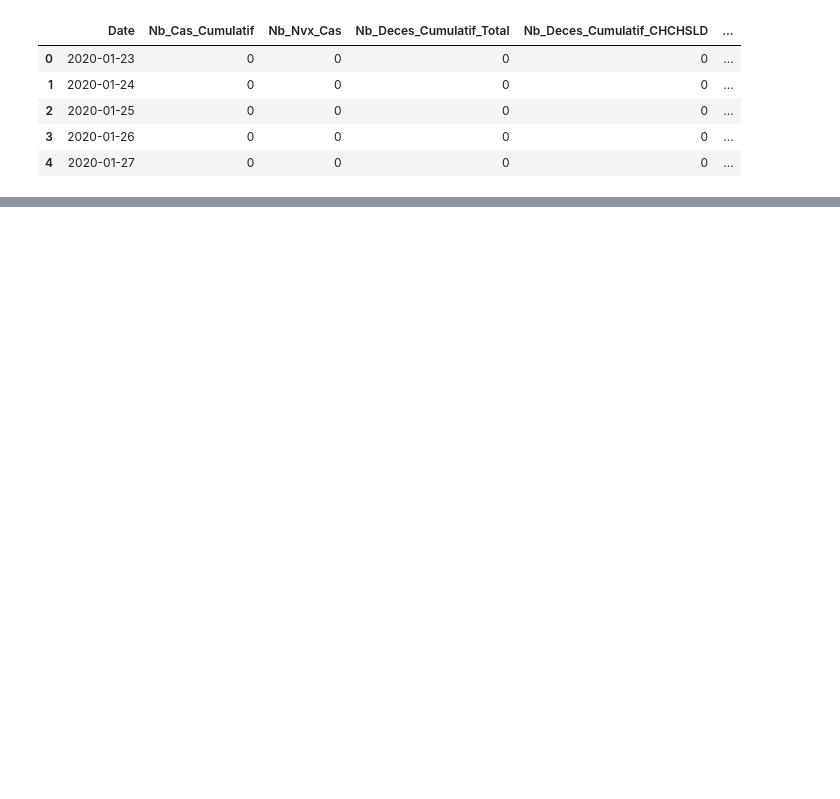
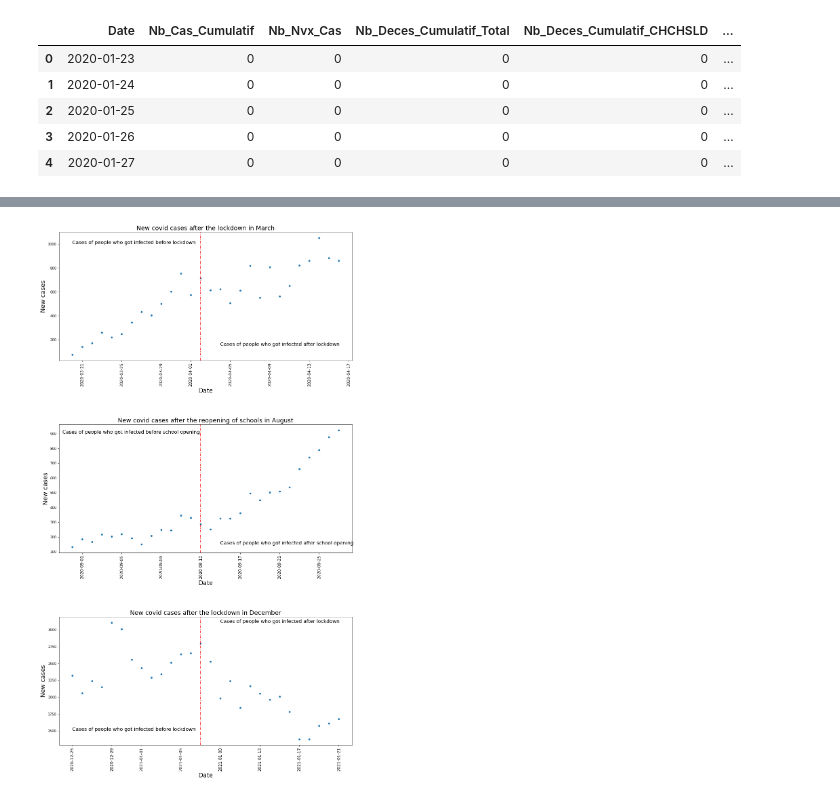
Before and after one commit to AhmadKNaji/RDD, a Jupyter notebook: RDD Project.ipynb, the cells around one changed output, grey strips where cells are left out. Saved outputs shown, nothing was run; the diff lists cells and outputs as text; code cells hidden in the pictures; blank space fills up the shorter version.

```diff
--- a/RDD Project.ipynb
+++ b/RDD Project.ipynb
@@ -24,12 +26,12 @@ data_2020_2021 = data[data['Date'].dt.year < 2022]
 # %%
 data_march = data_2020_2021[(data_2020_2021['Date'].dt.month == 3) | (data_2020_2021['Date'].dt.month == 4)][['Date', 'Nb_New_Cases']]
 
-date1 = data_march[(data_march['Date'] >= '2020-03-19') & (data_march['Date'] <= '2020-04-15')]
+date1 = data_march[(data_march['Date'] >= '2020-03-20') & (data_march['Date'] <= '2020-04-16')]
 # %%
 date_september = data_2020_2021[(data_2020_2021['Date'].dt.month == 8) | (data_2020_2021['Date'].dt.month == 9)][['Date', 'Nb_New_Cases']]
 
-date2 = date_september[(date_september['Date'] >= '2020-08-31') & (date_september['Date'] <= '2020-09-28')]
+date2 = date_september[(date_september['Date'] >= '2020-08-31') & (date_september['Date'] <= '2020-09-27')]
 # %%
 date_december = data_2020_2021[((data_2020_2021['Date'].dt.month == 1) & (data_2020_2021['Date'].dt.year == 2021)) | ((data_2020_2021['Date'].dt.month == 12) & (data_2020_2021['Date'].dt.year == 2020))][['Date', 'Nb_New_Cases']]
 
-date3 = date_december[(date_december['Date'] >= '2020-12-25') & (date_december['Date'] <= '2021-01-22')]
+date3 = date_december[(date_december['Date'] >= '2020-12-25') & (date_december['Date'] <= '2021-01-21')]
@@ -109 +38,71 @@ plt.show()
+# %%
+fig, ax = plt.subplots(nrows=3, ncols=1, figsize=(15,15))
+
+plt.subplots_adjust(left=0.1,
+                    bottom=0.1,
+                    right=0.9,
+                    top=1.5,
+                    wspace=1,
+                    hspace=0.5)
+
+dates = (date1, date2, date3)
+
+title = (
+    'New covid cases after the lockdown in March',
+    'New covid cases after the reopening of schools in August',
+    'New covid cases after the lockdown in December'
+)
+
+sub_titles = (
+    ('Before March lockdown', 'After March lockdown'),
+    ('Before school opening', 'After school opening'),
+    ('Before December lockdown', 'After December lockdown')
+)
+
+vertical_thresholds = (
+    pd.to_datetime('2020-04-02'),
+    pd.to_datetime('2020-09-13'),
+    pd.to_datetime('2021-01-07'),
+)
+
+text_x_location = (
+    (pd.to_datetime('2020-03-20'), pd.to_datetime('2020-04-04')),
+    (pd.to_datetime('2020-08-30'), pd.to_datetime('2020-09-15')),
+    (pd.to_datetime('2020-12-25'), pd.to_datetime('2021-01-09')),
+)
+
+text_y_location = (
+    (1000, 150),
+    (900, 150),
+    (1500, 3100),
+)
+
+texts = (
+    ('Cases of people who got infected before lockdown', 'Cases of people who got infected after lockdown'),
+    ('Cases of people who got infected before school opening', 'Cases of people who got infected after school opening'),
+    ('Cases of people who got infected before lockdown', 'Cases of people who got infected after lockdown'),
+)
+
+
+for i in range(3):
+
+    sns.scatterplot(data = dates[i], x = 'Date', y = 'Nb_New_Cases', ax = ax[i])
+
+    ax[i].axvline(vertical_thresholds[i], color = 'red', dashes = (5, 2, 1, 2))
+
+    ax[i].set_title(title[i], fontsize = 18)
+
+    ax[i].set_ylabel('New cases', fontsize = 18)
+
+    ax[i].set_xlabel('Date', fontsize = 18)
+
+    ax[i].tick_params(axis='x', labelrotation = 90, labelsize = 'large')
+
+    ax[i].text(x = text_x_location[i][0], y = text_y_location[i][0], s = texts[i][0], size = 'x-large')
+
+    ax[i].text(x = text_x_location[i][1], y = text_y_location[i][1], s = texts[i][1], size = 'x-large')
+
+plt.show()
+# %% [output]
+[figure, added]
 # %%
```
Also changed, not shown: parts of 10 cells of this notebook.
